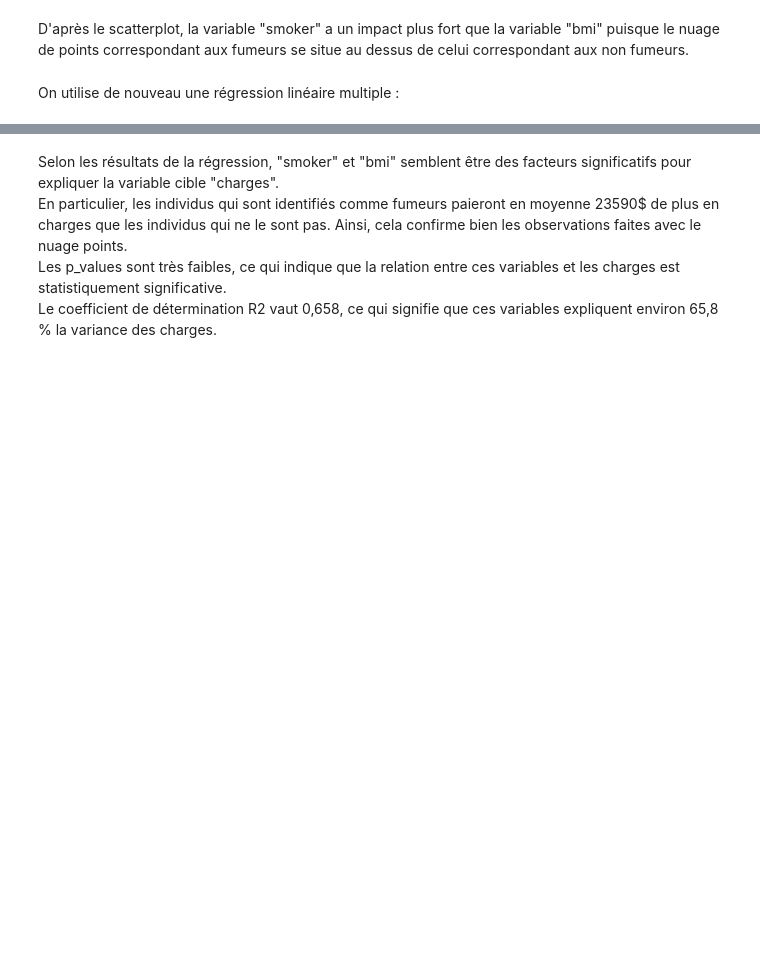
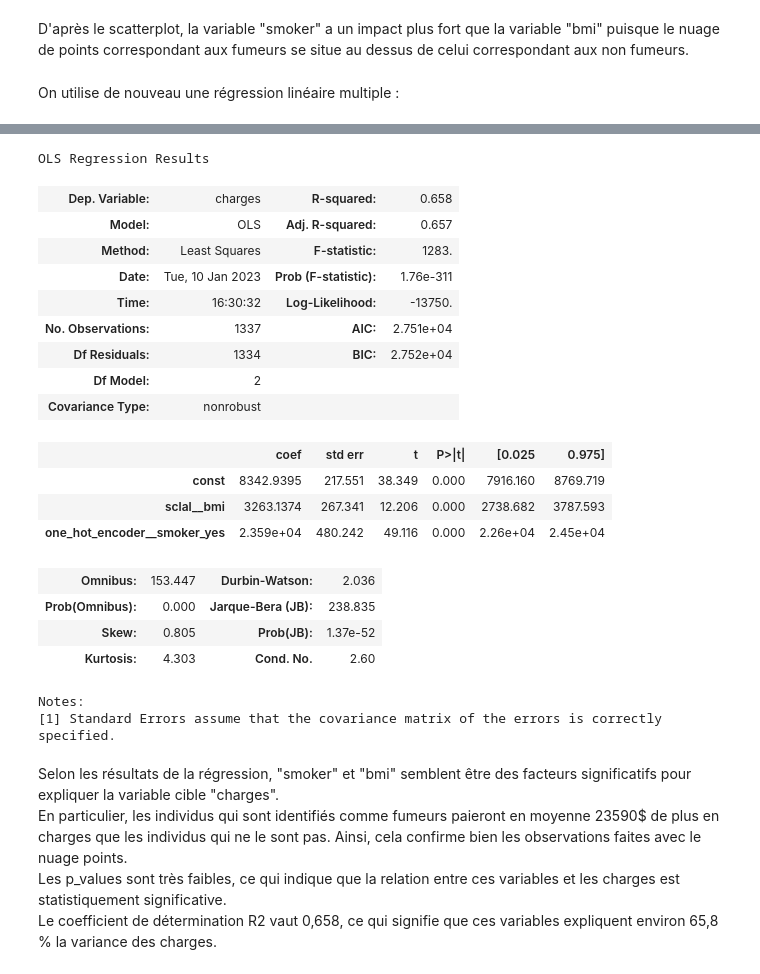
Before and after one commit to Abdellah-R/Projet-ML, a Jupyter notebook: analyse_données.ipynb, the cells around one changed output, grey strips where cells are left out. Cells and saved outputs as stored; diff of their text form; code cells hidden in the pictures; blank space fills up the shorter version.

```diff
--- a/analyse_données.ipynb
+++ b/analyse_données.ipynb
@@ -631,0 +623,21 @@ Notes:
+# %%
+from sklearn.preprocessing import MinMaxScaler, StandardScaler, OneHotEncoder, RobustScaler, PolynomialFeatures
+from sklearn.impute import SimpleImputer
+from sklearn.compose import ColumnTransformer
+from sklearn.pipeline import Pipeline
+
+var_num = ['bmi']
+
+var_cat = ['smoker']
+col_transform = ColumnTransformer([
+    ("sclal", RobustScaler(), var_num),
+
+    ("one_hot_encoder",OneHotEncoder(drop="if_binary"), var_cat),
+])
+
+# On crée un pipeline
+preprocessor = Pipeline([
+    # on applique un transformateur de colonne
+    ('normalizer', col_transform)
+])
+print(data)
@@ -631,0 +659,4 @@ Notes:
+# %%
+from sklearn.preprocessing import StandardScaler
+x = preprocessor.fit_transform(data)
+x
@@ -632,3 +671,36 @@ Notes:
+# %%
+import statsmodels.api as smf
+y= data['charges']
+X_transformed = preprocessor.fit_transform(data)
+col_name = preprocessor.get_feature_names_out()
+
+X_transformed = pd.DataFrame(data=X_transformed, columns=col_name, index=y.index)
+X_transformed = smf.add_constant(X_transformed)
+model = smf.OLS(y, X_transformed)
+results = model.fit()
+
+results.summary()
+# %% [output]
+OLS Regression Results
+| Dep. Variable: | charges | R-squared: | 0.658 |
+| Model: | OLS | Adj. R-squared: | 0.657 |
+| Method: | Least Squares | F-statistic: | 1283. |
+| Date: | Tue, 10 Jan 2023 | Prob (F-statistic): | 1.76e-311 |
+| Time: | 16:30:32 | Log-Likelihood: | -13750. |
+| No. Observations: | 1337 | AIC: | 2.751e+04 |
+| Df Residuals: | 1334 | BIC: | 2.752e+04 |
+| Df Model: | 2 |  |  |
+| Covariance Type: | nonrobust |  |  |
+|  | coef | std err | t | P>|t| | [0.025 | 0.975] |
+| const | 8342.9395 | 217.551 | 38.349 | 0.000 | 7916.160 | 8769.719 |
+| sclal__bmi | 3263.1374 | 267.341 | 12.206 | 0.000 | 2738.682 | 3787.593 |
+| one_hot_encoder__smoker_yes | 2.359e+04 | 480.242 | 49.116 | 0.000 | 2.26e+04 | 2.45e+04 |
+| Omnibus: | 153.447 | Durbin-Watson: | 2.036 |
+| Prob(Omnibus): | 0.000 | Jarque-Bera (JB): | 238.835 |
+| Skew: | 0.805 | Prob(JB): | 1.37e-52 |
+| Kurtosis: | 4.303 | Cond. No. | 2.60 |
+Notes:
+[1] Standard Errors assume that the covariance matrix of the errors is correctly specified.
 # %% [markdown]
 Selon les résultats de la régression, "smoker" et "bmi" semblent être des facteurs significatifs pour expliquer la variable cible "charges".<br>
 En particulier, les individus qui sont identifiés comme fumeurs paieront en moyenne 23590$ de plus en charges que les individus qui ne le sont pas. Ainsi, cela confirme bien les observations faites avec le nuage points.<br>
```
Also changed, not shown: parts of 5 cells of this notebook, 3 other files.
